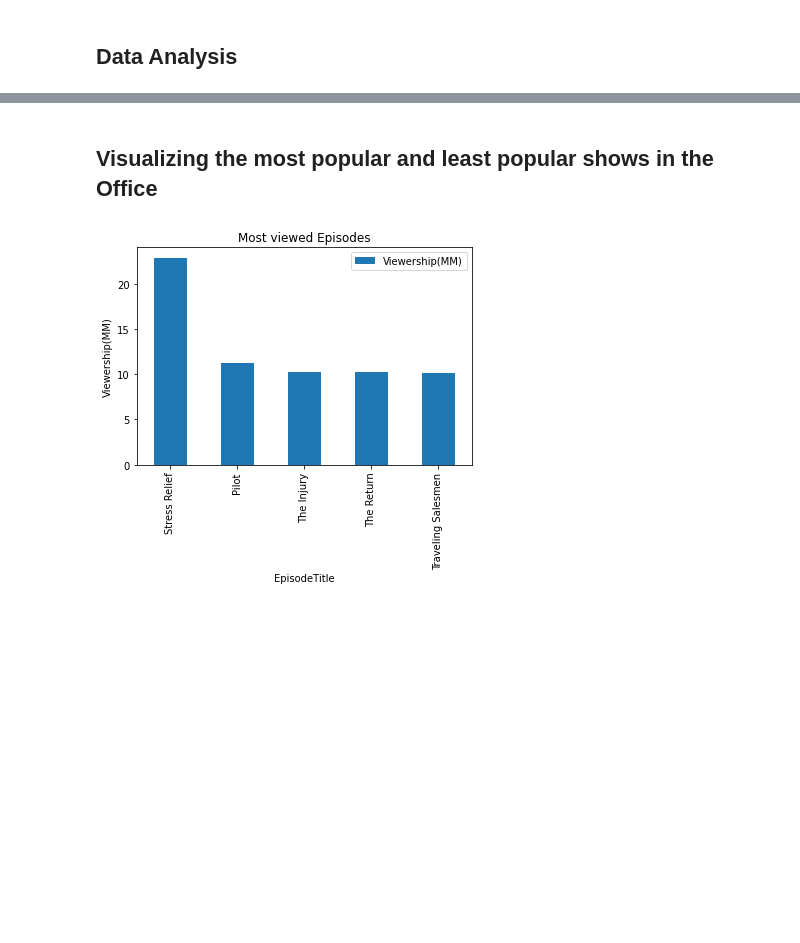
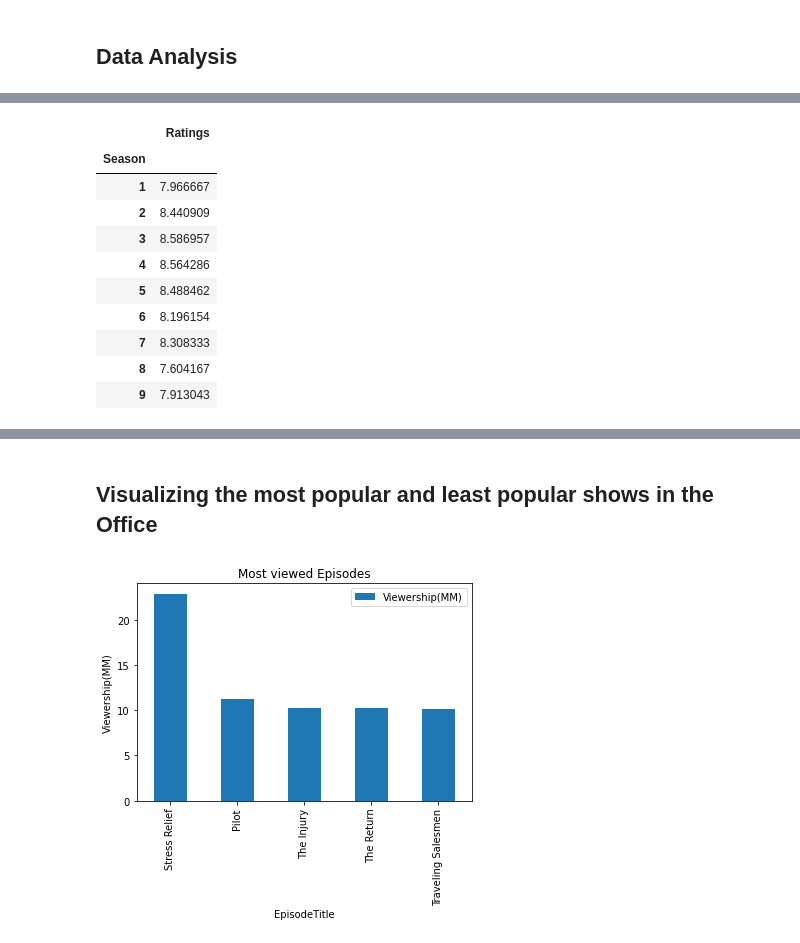
Before and after one commit to Mvillarreal88/the_office_analysis, a Jupyter notebook: data_analysis.ipynb, the cells around one changed output, grey strips where cells are left out. Cells and saved outputs as stored; diff of their text form; code cells hidden in the pictures; blank space fills up the shorter version.

```diff
--- a/data_analysis.ipynb
+++ b/data_analysis.ipynb
@@ -70,0 +80,18 @@ view_agg_df
+# %%
+# Using the aggregation method on ratings, produce summary statistics in a single line
+
+rating_agg_df = office_clean.groupby(['Season'])['Ratings'].agg(['mean'])
+rating_agg_df.columns = ['Ratings']
+rating_agg_df
+# %% [output]
+|  | Ratings |
+| Season |  |
+| 1 | 7.966667 |
+| 2 | 8.440909 |
+| 3 | 8.586957 |
+| 4 | 8.564286 |
+| 5 | 8.488462 |
+| 6 | 8.196154 |
+| 7 | 8.308333 |
+| 8 | 7.604167 |
+| 9 | 7.913043 |
```
Also changed, not shown: parts of 3 cells of this notebook.
